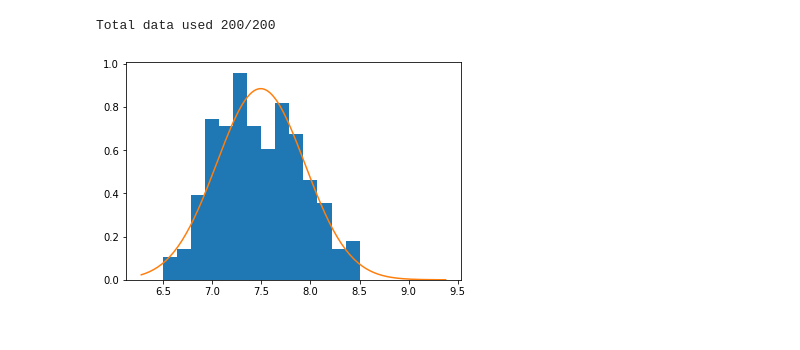
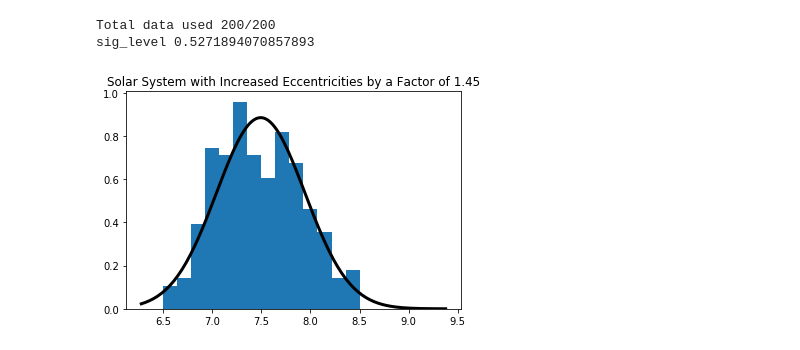
Before and after one commit to dtamayo/MLstability, a Jupyter notebook: Analysis/Solar/NonExistentPeaks.ipynb, the cells around one changed output. Saved outputs shown, nothing was run; the diff lists cells and outputs as text; code cells hidden in the pictures.

```diff
--- a/Analysis/Solar/NonExistentPeaks.ipynb
+++ b/Analysis/Solar/NonExistentPeaks.ipynb
@@ -9,33 +12,48 @@ from scipy.optimize import curve_fit
 %matplotlib inline
 # %%
-def plot_dists(efac, bins = [None]):
+def plot_dists(efac, bins = [None], stat_tests=False):
     #efac = 1.45
     data = pd.read_csv("../../csvs/Solar_feats/solar_{0}_1e9_200.csv".format(efac), index_col=0)
     times = data["t"].values
     total = times.shape[0]
     #print(total)
     times = np.log10(times//2./np.pi)
     is_valid = np.where(np.isnan(times) ==False)[0]
     #print(is_valid.shape)
     valid_times = times[is_valid]
     final = is_valid.shape[0]
     print("Total data used {0}/{1}".format(final, total))
     if bins[0] == None:
         plt.hist(valid_times, normed = 1)
     else:
         plt.hist(valid_times, normed = 1, bins = bins)
     #plt.axvline(np.log10(5000000000))
 
+    plt.title("Solar System with Increased Eccentricities by a Factor of {0}".format(efac) )
+    mu_fit, sig_fit =  norm.fit(valid_times)
 
-    mu_fit, sig_fit =  norm.fit(valid_times)
     # mean sigma from non resonant systems
     rv = norm(loc = mu_fit, scale = 0.4504391160881758)
     x= np.linspace(valid_times.min() - 0.25, valid_times.max()+0.25, 150)
-    plt.plot(x, rv.pdf(x))
+    plt.plot(x, rv.pdf(x), linewidth = 3, color = "black")
+
+    #determine significance of gaussain fit
+    np.random.seed(0)
+    test = np.random.normal(loc=mu_fit, scale=0.4504391160881758, size = valid_times.shape[0])
+    #plt.figure()
+    #plt.hist(test)
+    #plt.hist(valid_times)
+    if stat_tests:
+        try:
+            statistic, p_val = ks_2samp(times, test)
+        except:
+            statistic, p_val = 0,0
+        print("sig_level", p_val)
 
 #plot_dists(1.45)
 bins = np.linspace(6.5, 8.5, 15)
-plot_dists(1.45, bins = bins)
+plot_dists(1.45, bins = bins, stat_tests=True)
 # %% [output]
 Total data used 200/200
+sig_level 0.5271894070857893
-[figure, old version]
+[figure, new version]
```
Also changed, not shown: parts of 7 cells of this notebook, 1 other file.
